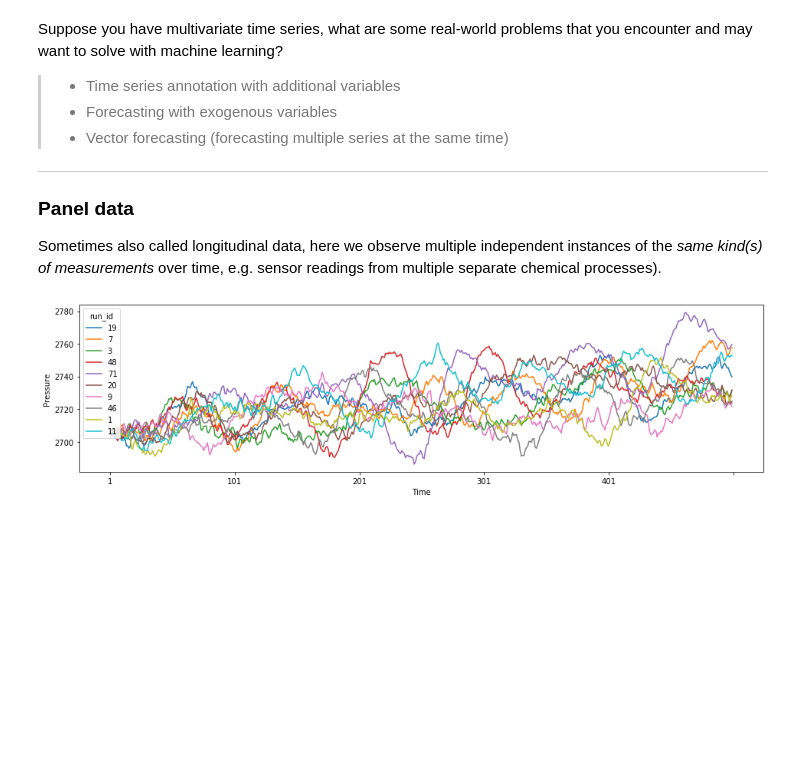
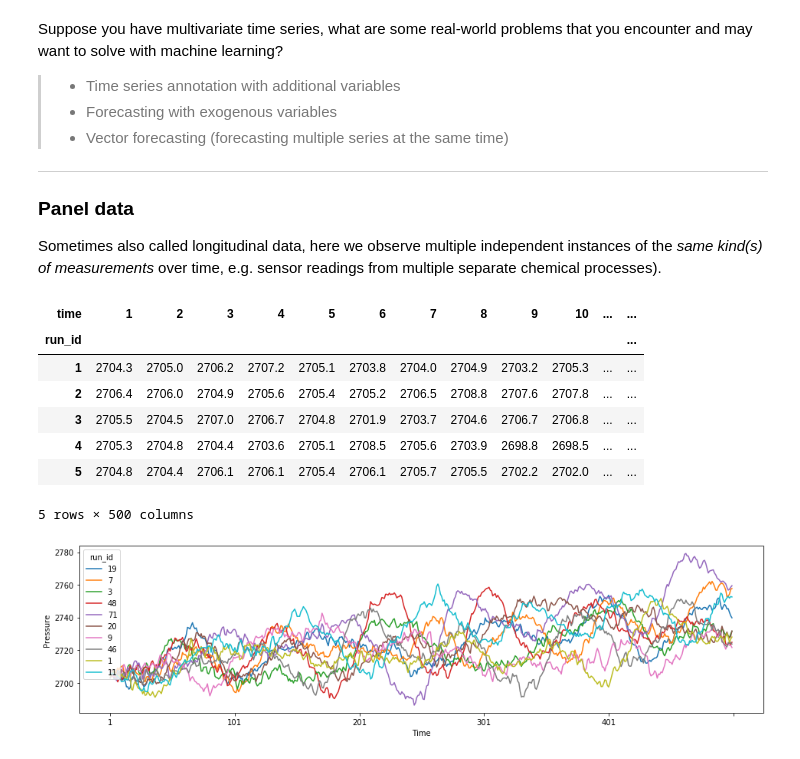
Before and after one commit to mloning/intro-to-ml-with-time-series-DSSGx-2020, a Jupyter notebook: notebooks/01_taxonomy_of_learning_tasks.ipynb, the cells around one changed output. Drawn from its saved outputs; the diff is of its cells as text; code cells hidden in the pictures; blank space fills up the shorter version.

```diff
--- a/notebooks/01_taxonomy_of_learning_tasks.ipynb
+++ b/notebooks/01_taxonomy_of_learning_tasks.ipynb
@@ -95,4 +95,17 @@ Suppose you have multivariate time series, what are some real-world problems tha
 
 ### Panel data
 Sometimes also called longitudinal data, here we observe multiple independent instances of the *same kind(s) of measurements* over time, e.g. sensor readings from multiple separate chemical processes).
+# %%
+from utils import load_experiments
+experiments = load_experiments(variables="pressure")  # pandas.DataFrame
+experiments.head()
+# %% [output]
+| time | 1 | 2 | 3 | 4 | 5 | 6 | 7 | 8 | 9 | 10 | ... | ... |
+| run_id |  |  |  |  |  |  |  |  |  |  |  | ... |
+| 1 | 2704.3 | 2705.0 | 2706.2 | 2707.2 | 2705.1 | 2703.8 | 2704.0 | 2704.9 | 2703.2 | 2705.3 | ... | ... |
+| 2 | 2706.4 | 2706.0 | 2704.9 | 2705.6 | 2705.4 | 2705.2 | 2706.5 | 2708.8 | 2707.6 | 2707.8 | ... | ... |
+| 3 | 2705.5 | 2704.5 | 2707.0 | 2706.7 | 2704.8 | 2701.9 | 2703.7 | 2704.6 | 2706.7 | 2706.8 | ... | ... |
+| 4 | 2705.3 | 2704.8 | 2704.4 | 2703.6 | 2705.1 | 2708.5 | 2705.6 | 2703.9 | 2698.8 | 2698.5 | ... | ... |
+| 5 | 2704.8 | 2704.4 | 2706.1 | 2706.1 | 2705.4 | 2706.1 | 2705.7 | 2705.5 | 2702.2 | 2702.0 | ... | ... |
+5 rows × 500 columns
 # %%
```
Also changed, not shown: parts of 4 cells of this notebook, 5 other files.
